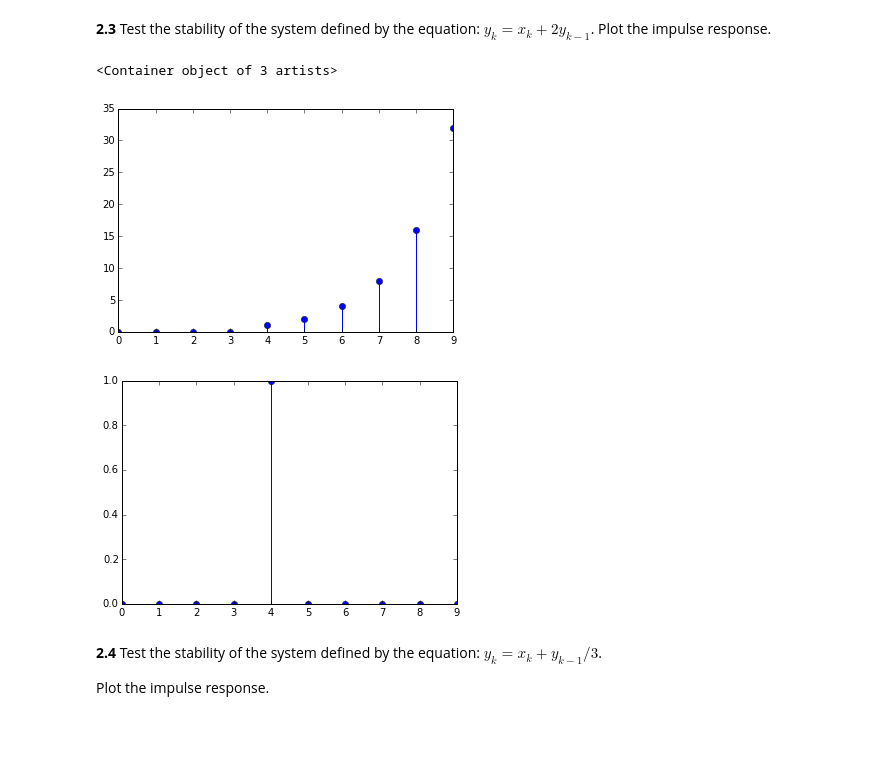
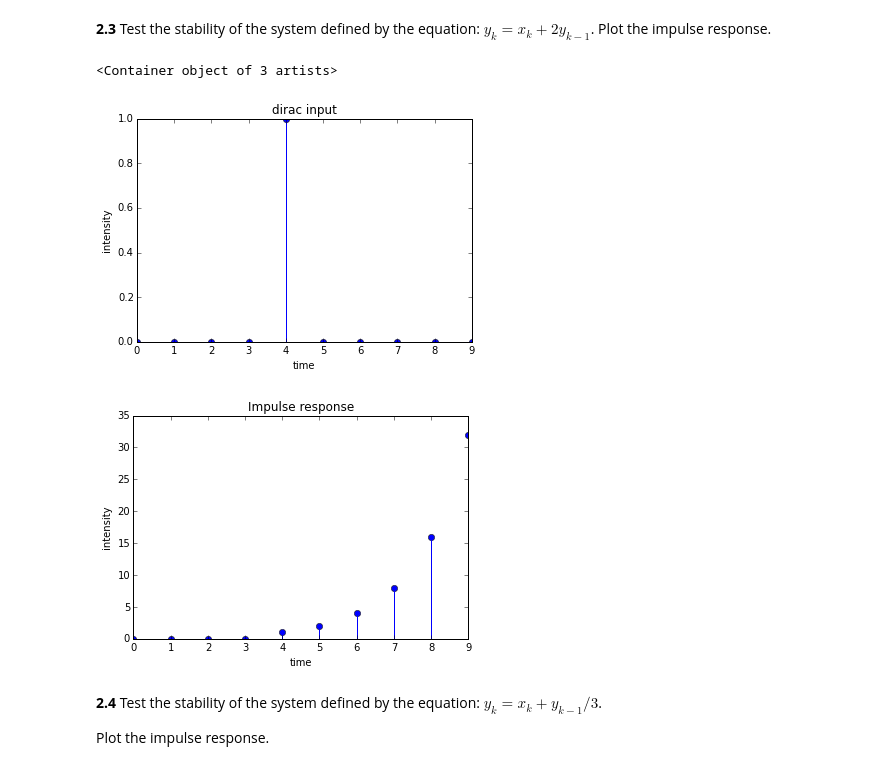
Before and after one commit to savinienb/DSP-TP-1617, a Jupyter notebook: Lab2/python/Lab2.ipynb, the cells around one changed output. Cells and saved outputs as stored; diff of their text form; code cells hidden in the pictures; blank space fills up the shorter version.

```diff
--- a/Lab2/python/Lab2.ipynb
+++ b/Lab2/python/Lab2.ipynb
@@ -150,17 +175,28 @@ plt.stem( (dirac(4,10)) )
 # %%
 def funk(x):
     B = np.zeros(x.size)
     B[0]=x[0]
     for i in range(1, x.size) :
         B[i]=(x[i]+2*B[i-1])
     return B
 
 
+
 plt.figure()
+plt.title("dirac input")
+plt.xlabel("time")
+plt.ylabel("intensity")
+plt.stem( (dirac(4,10)) )
+
+
+plt.figure()
+plt.title("Impulse response")
+plt.xlabel("time")
+plt.ylabel("intensity")
 plt.stem( funk(dirac(4,10)) )
-plt.figure()
-plt.stem( (dirac(4,10)) )
+
+##The system isn t stable as it goes to infinity even if we stop inputing
 # %% [output]
 <Container object of 3 artists>
-[figure, old version]
+[figure, new version]
-[figure, old version]
+[figure, new version]
```
Also changed, not shown: parts of 17 cells of this notebook.
